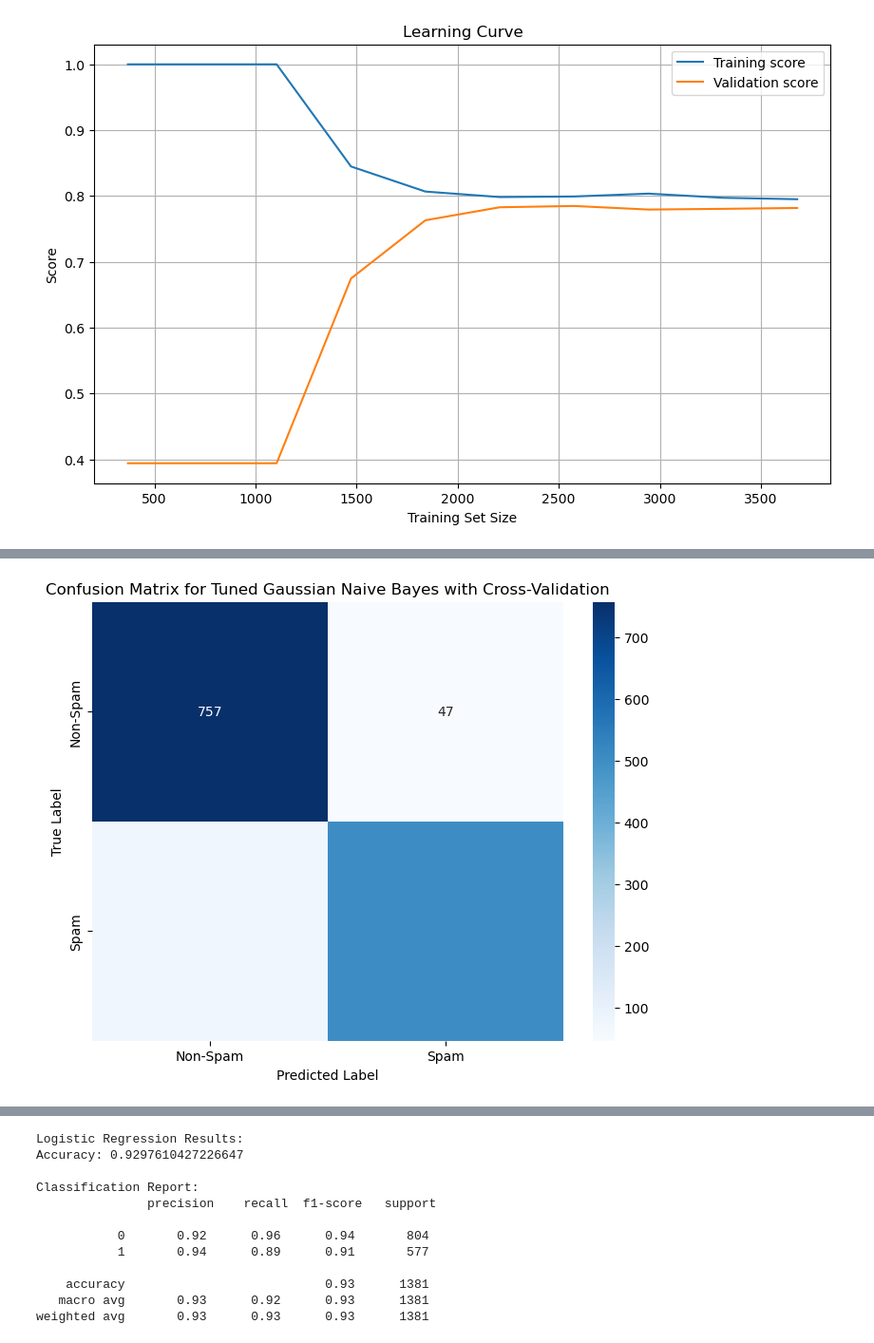
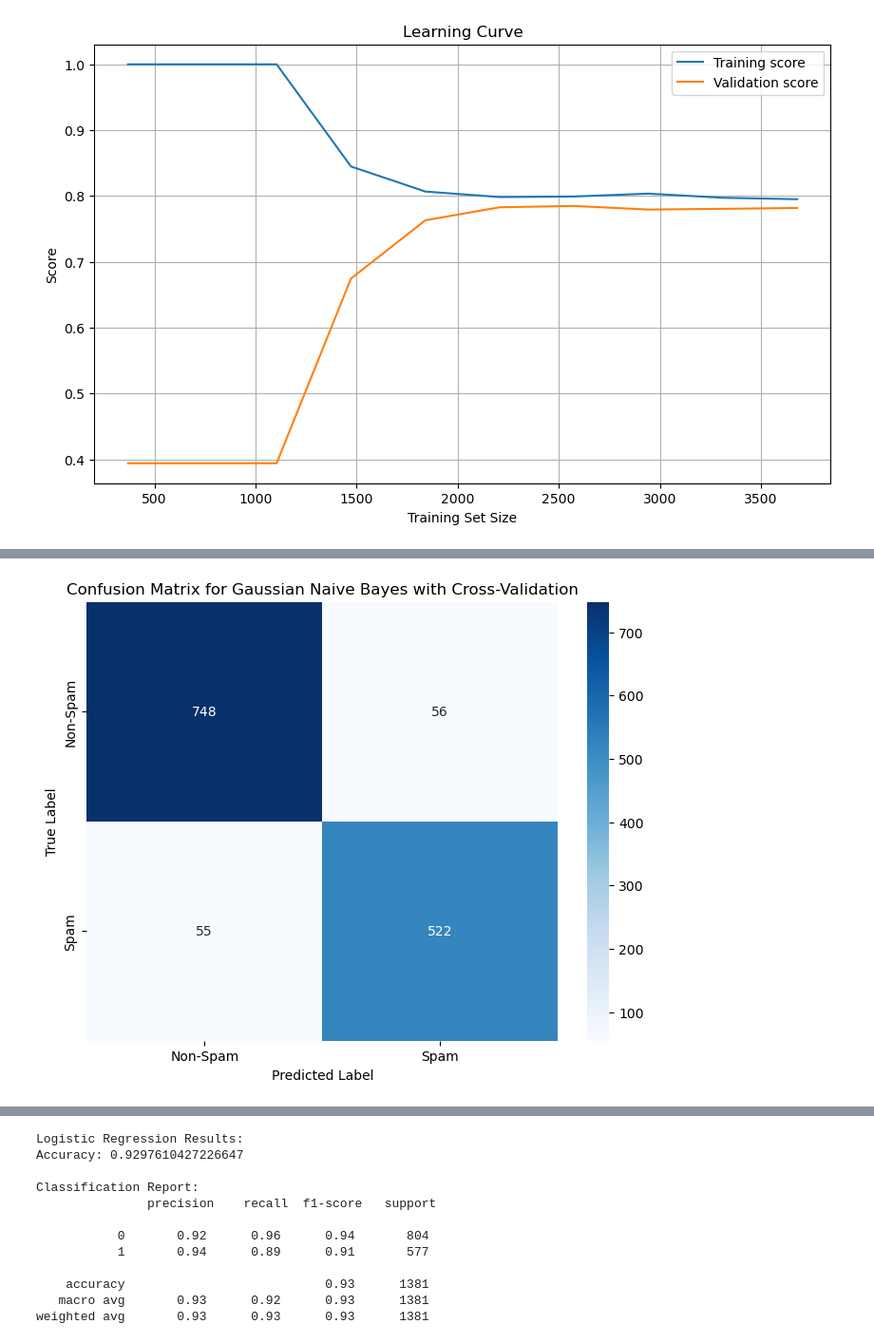
Before and after one commit to AyaCh21/Spam-Email, a Jupyter notebook: Test.ipynb, the cells around one changed output, grey strips where cells are left out. Shown at 95% size. Cells and saved outputs as stored; diff of their text form; code cells hidden in the pictures.

```diff
--- a/Test.ipynb
+++ b/Test.ipynb
@@ -888,10 +848,12 @@ AUC Score: 0.9552
 # %%
+#Retaining all the features and not removing
 # Further tuning
 # Skewed feature selection and cross validation
 # Split data into training and testing sets
+# Split data into training and testing sets
 X_train, X_test, y_train, y_test = train_test_split(X, y, test_size=0.3, random_state=42)
 
-#  Identify skewed features and apply Yeo-Johnson transformation
+# Identify skewed features and apply Yeo-Johnson transformation
 def skewed_feature_transformation(train_data, test_data, skew_threshold=1.0):
     skewed_feats = train_data.skew().sort_values(ascending=False)
     skewed_columns = skewed_feats[abs(skewed_feats) > skew_threshold].index
@@ -905,29 +867,8 @@ def skewed_feature_transformation(train_data, test_data, skew_threshold=1.0):
 X_train, X_test, skewed_columns = skewed_feature_transformation(X_train, X_test)
 print("\nColumns with Skewness Transformed:\n", skewed_columns)
 
-
-#  Remove highly correlated features
-def correlation_analysis(data, correlation_threshold=0.75):
-    correlation_matrix = data.corr(method='spearman')
-    high_corr_features = set()
-
-    for i in range(len(correlation_matrix.columns)):
-        for j in range(i):
-            if abs(correlation_matrix.iloc[i, j]) > correlation_threshold:
-                colname = correlation_matrix.columns[i]
-                high_corr_features.add(colname)
-
-    data = data.drop(columns=high_corr_features)
-    return data, list(high_corr_features)
-
-X_train, high_corr_columns = correlation_analysis(X_train)
-X_test = X_test[X_train.columns]  # Ensure the test set has the same columns as the modified train set
-print("\nFeatures Removed Due to High Correlation:\n", high_corr_columns)
-
-
 # Feature selection using SelectKBest
-def feature_selection(X, y, num_features=20): # only select top 20 features .
-    #i replaced 20 with all features but the results were lower than this version also tried 25 features and the results got worse so best solution is 20
+def feature_selection(X, y, num_features=20):  # Select top 20 features
     skb = SelectKBest(score_func=f_classif, k=num_features)
     X_new = skb.fit_transform(X, y)
 
@@ -935,24 +876,22 @@ def feature_selection(X, y, num_features=20): # only select top 20 features .
     feature_indices = skb.get_support(indices=True)
     selected_features = X.columns[feature_indices]
 
-    # Print selected features and their scores
     print("\nTop Selected Features and their ANOVA F-scores:")
     feature_scores = list(zip(selected_features, skb.scores_[feature_indices]))
     for feature, score in sorted(feature_scores, key=lambda x: x[1], reverse=True):
         print(f"{feature}: {score:.4f}")
 
-    # Return transformed X with only selected features
     return X[selected_features]
 
 selected_X_train = feature_selection(X_train, y_train)
 selected_X_test = X_test[selected_X_train.columns]
-#Apply robust scaling
+
+# Apply robust scaling
 scaler = RobustScaler()
 X_train_scaled = scaler.fit_transform(selected_X_train)
 X_test_scaled = scaler.transform(selected_X_test)
 
-
-#  Hyperparameter tuning with cross-validation for Gaussian Naive Bayes
+# Hyperparameter tuning with cross-validation for Gaussian Naive Bayes
 param_grid = {'var_smoothing': [1e-9, 1e-8, 1e-7, 1e-6, 1e-5, 1e-4]}
 gnb_model = GaussianNB()
 grid_search = GridSearchCV(gnb_model, param_grid, cv=5, scoring='accuracy', verbose=1)
@@ -966,37 +905,34 @@ cv_scores = cross_val_score(best_gnb_model, X_train_scaled, y_train, cv=5, scori
 print("\nCross-Validation Scores:", cv_scores)
 print("Mean Cross-Validation Score:", np.mean(cv_scores))
 
-#  Make predictions and evaluate the model
+# Make predictions and evaluate the model
 y_pred_gnb = best_gnb_model.predict(X_test_scaled)
 y_prob_gnb = best_gnb_model.predict_proba(X_test_scaled)[:, 1]
 
-print("\nClassification Report for Tuned Gaussian Naive Bayes with Cross-Validation:")
-print(classification_report(y_test, y_pred_gnb))
-print(f"AUC Score: {roc_auc_score(y_test, y_prob_gnb):.4f}")
+# Evaluate the model using modular functions
+metrics_gnb_tuned = evaluate_model(
+    y_test, y_pred_gnb, y_prob_gnb,
+    title="Gaussian Naive Bayes Evaluation with Cross-Validation and Feature Transformation"
+)
 
-# Confusion matrix
-cm = confusion_matrix(y_test, y_pred_gnb)
-plt.figure(figsize=(8, 6))
-sns.heatmap(cm, annot=True, fmt='d', cmap='Blues', xticklabels=['Non-Spam', 'Spam'], yticklabels=['Non-Spam', 'Spam'])
-plt.title('Confusion Matrix for Tuned Gaussian Naive Bayes with Cross-Validation')
-plt.xlabel('Predicted Label')
-plt.ylabel('True Label')
-plt.show()
-"""
-# ROC curve
-fpr, tpr, thresholds = roc_curve(y_test, y_prob_gnb)
-plt.figure(figsize=(10, 6))
-plt.plot(fpr, tpr, color='blue', lw=2, label=f'ROC Curve (AUC = {roc_auc_score(y_test, y_prob_gnb):.4f})')
-plt.plot([0, 1], [0, 1], color='gray', linestyle='--')  # Diagonal line for a random classifier
-plt.xlim([0.0, 1.0])
-plt.ylim([0.0, 1.05])
-plt.xlabel('False Positive Rate')
-plt.ylabel('True Positive Rate')
-plt.title('ROC Curve for Tuned Gaussian Naive Bayes with Cross-Validation')
-plt.legend(loc="lower right")
-plt.grid(True)
-plt.show()
-"""
+# Visualize the confusion matrix
+plot_confusion_matrix(
+    y_test, y_pred_gnb, labels=['Non-Spam', 'Spam'],
+    title="Confusion Matrix for Gaussian Naive Bayes with Cross-Validation"
+)
+
+# Print the classification report
+print_classification_report(
+    y_test, y_pred_gnb,
+    title="Classification Report for Gaussian Naive Bayes with Cross-Validation"
+)
+
+# Plot the ROC curve
+plot_roc_curve(
+    y_test, y_prob_gnb, metrics_gnb_tuned['auc_score'],
+    title="ROC Curve for Gaussian Naive Bayes with Cross-Validation"
+)
+
 # Display the best parameters found by GridSearchCV
 print("\nBest Parameters found by GridSearchCV:")
 print(grid_search.best_params_)
@@ -1021 +957 @@ AUC Score: 0.9619
-[figure, old version]
+[figure, new version]
```
Also changed, not shown: parts of 13 cells of this notebook.
